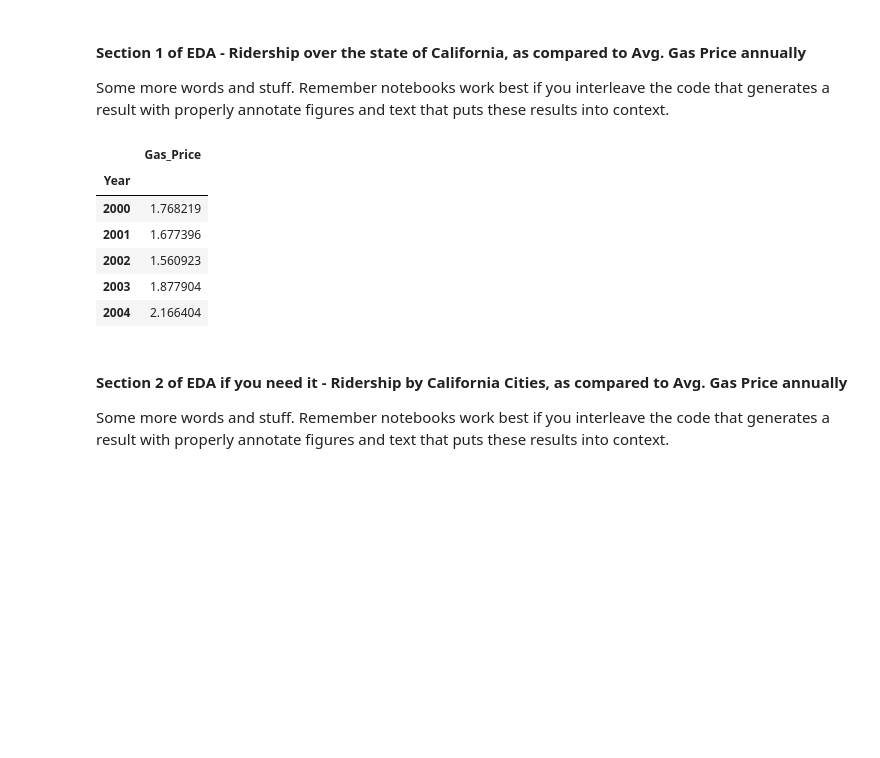
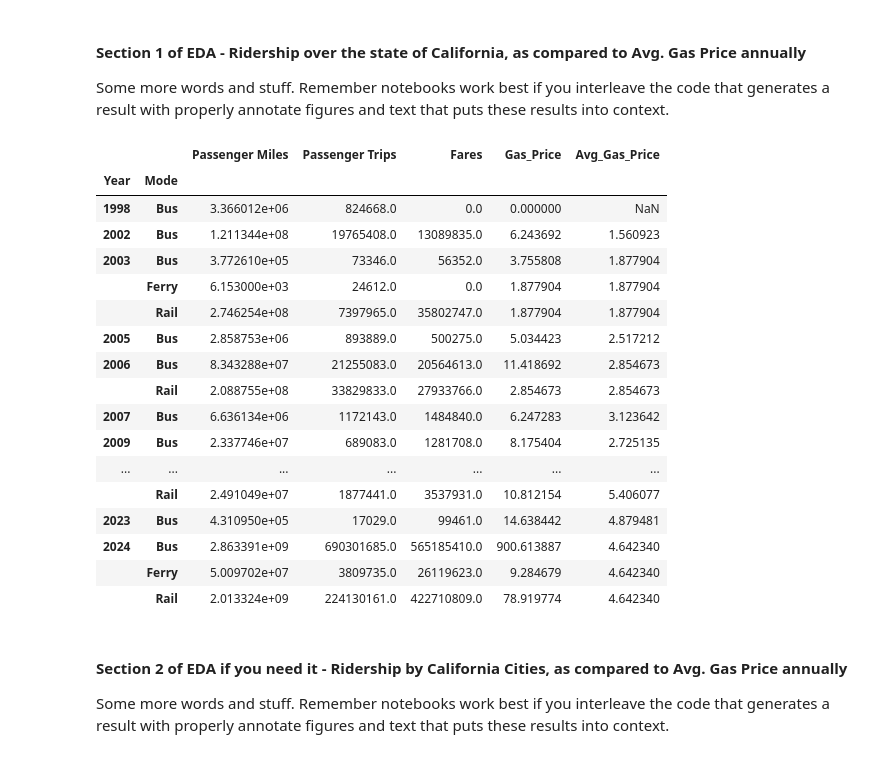
Before and after one commit to COGS108/Group012_WI26, a Jupyter notebook: 02-EDACheckpoint.ipynb, the cells around one changed output. Drawn from its saved outputs; the diff is of its cells as text; code cells hidden in the pictures; blank space fills up the shorter version.

```diff
--- a/02-EDACheckpoint.ipynb
+++ b/02-EDACheckpoint.ipynb
@@ -250,17 +256,38 @@ Please note that you should consider the use of python modules in your work.  An
 #### Section 1 of EDA - Ridership over the state of California, as compared to Avg. Gas Price annually
 
 Some more words and stuff.  Remember notebooks work best if you interleave the code that generates a result with properly annotate figures and text that puts these results into context.
-# %%
-gas_df_avg = gas_df.groupby('Year')[['Gas_Price']].mean()
-gas_df_avg.head()
-# %% [output]
-|  | Gas_Price |
-| Year |  |
-| 2000 | 1.768219 |
-| 2001 | 1.677396 |
-| 2002 | 1.560923 |
-| 2003 | 1.877904 |
-| 2004 | 2.166404 |
+# %%
+# Group gas_df by year and get the average gas price for each year, then convert into a dictionary to map onto ride_df
+gas_df_avg = gas_df.groupby('Year')['Gas_Price'].mean().to_dict()
+
+# Create new dataframe based on ride_df and grouping by year
+ride_df_state = ride_df.groupby(['Year', 'Mode'])[['Passenger Miles', 'Passenger Trips', 'Fares', 'Gas_Price']].sum()
+
+# Reformatting to add Avg_Gas_Price as a column after grouping
+ride_df_state = ride_df_state.reset_index()
+ride_df_state['Avg_Gas_Price'] = ride_df_state['Year'].map(gas_df_avg)
+ride_df_state = ride_df_state.set_index(['Year', 'Mode'])
+
+ride_df_state
+# %% [output]
+|  |  | Passenger Miles | Passenger Trips | Fares | Gas_Price | Avg_Gas_Price |
+| Year | Mode |  |  |  |  |  |
+| 1998 | Bus | 3.366012e+06 | 824668.0 | 0.0 | 0.000000 | NaN |
+| 2002 | Bus | 1.211344e+08 | 19765408.0 | 13089835.0 | 6.243692 | 1.560923 |
+| 2003 | Bus | 3.772610e+05 | 73346.0 | 56352.0 | 3.755808 | 1.877904 |
+|  | Ferry | 6.153000e+03 | 24612.0 | 0.0 | 1.877904 | 1.877904 |
+|  | Rail | 2.746254e+08 | 7397965.0 | 35802747.0 | 1.877904 | 1.877904 |
+| 2005 | Bus | 2.858753e+06 | 893889.0 | 500275.0 | 5.034423 | 2.517212 |
+| 2006 | Bus | 8.343288e+07 | 21255083.0 | 20564613.0 | 11.418692 | 2.854673 |
+|  | Rail | 2.088755e+08 | 33829833.0 | 27933766.0 | 2.854673 | 2.854673 |
+| 2007 | Bus | 6.636134e+06 | 1172143.0 | 1484840.0 | 6.247283 | 3.123642 |
+| 2009 | Bus | 2.337746e+07 | 689083.0 | 1281708.0 | 8.175404 | 2.725135 |
+| ... | ... | ... | ... | ... | ... | ... |
+|  | Rail | 2.491049e+07 | 1877441.0 | 3537931.0 | 10.812154 | 5.406077 |
+| 2023 | Bus | 4.310950e+05 | 17029.0 | 99461.0 | 14.638442 | 4.879481 |
+| 2024 | Bus | 2.863391e+09 | 690301685.0 | 565185410.0 | 900.613887 | 4.642340 |
+|  | Ferry | 5.009702e+07 | 3809735.0 | 26119623.0 | 9.284679 | 4.642340 |
+|  | Rail | 2.013324e+09 | 224130161.0 | 422710809.0 | 78.919774 | 4.642340 |
 # %% [markdown]
 #### Section 2 of EDA if you need it  - Ridership by California Cities, as compared to Avg. Gas Price annually
 
```
Also changed, not shown: parts of 6 cells of this notebook.
